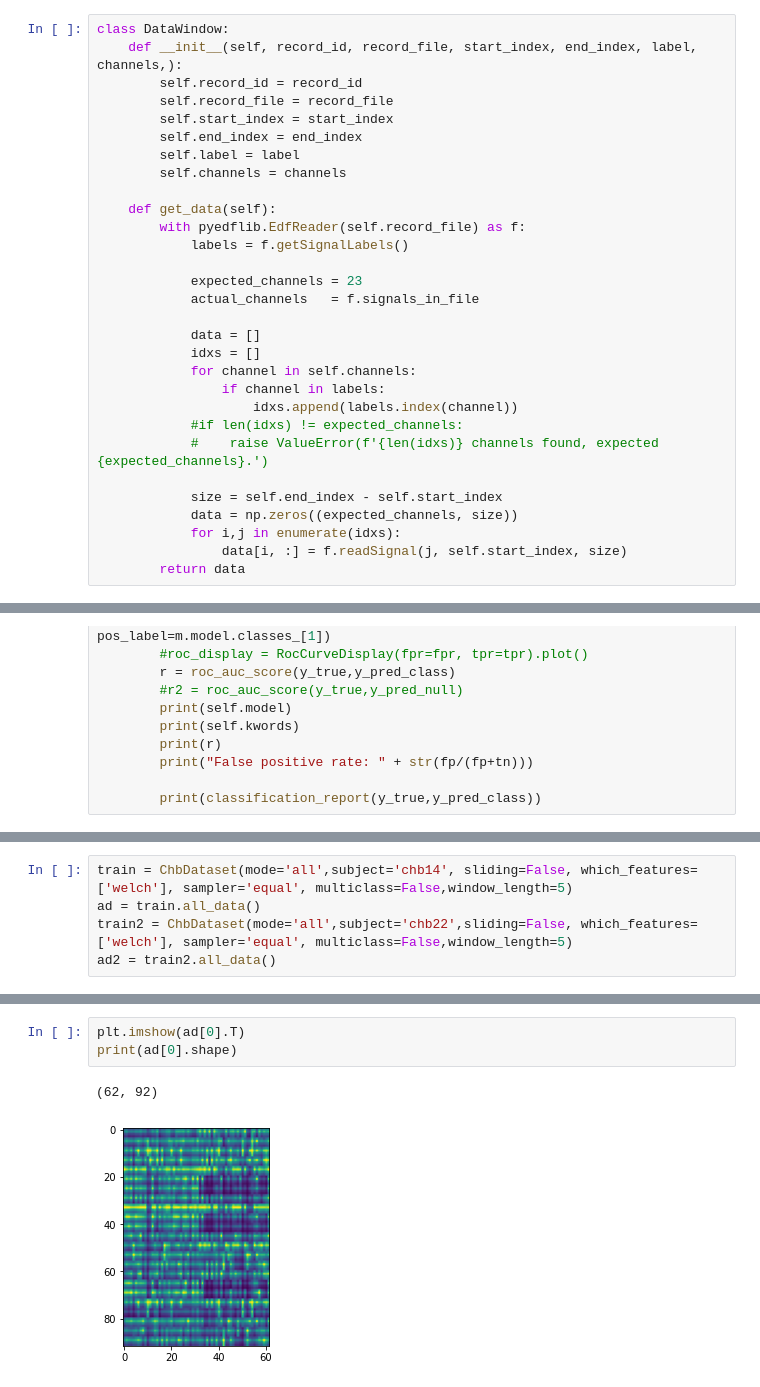
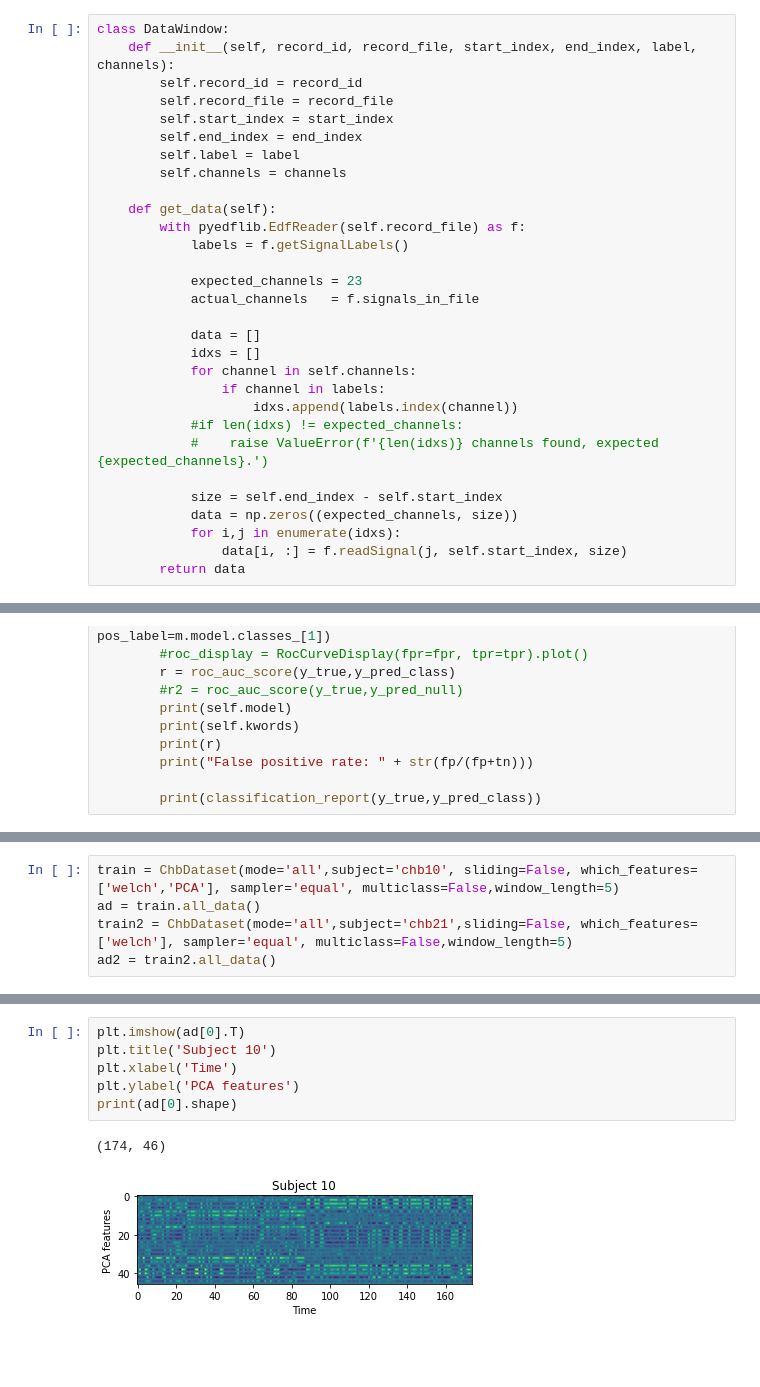
Before and after one commit to FilipMiscevic/SeizureDetection, a Jupyter notebook: chb_import.ipynb, the cells around one changed output, grey strips where cells are left out. Drawn from its saved outputs; the diff is of its cells as text; blank space fills up the shorter version.

```diff
--- a/chb_import.ipynb
+++ b/chb_import.ipynb
@@ -22,7 +24,7 @@ from sklearn.cluster import KMeans,SpectralClustering
 from hdbscan import flat
 # %%
 class DataWindow:
-    def __init__(self, record_id, record_file, start_index, end_index, label, channels,):
+    def __init__(self, record_id, record_file, start_index, end_index, label, channels):
         self.record_id = record_id
         self.record_file = record_file
         self.start_index = start_index
@@ -406,6 +450,6 @@ weighted avg       0.87      0.86      0.86      1166
 # %%
-train = ChbDataset(mode='all',subject='chb14', sliding=False, which_features=['welch'], sampler='equal', multiclass=False,window_length=5)
+train = ChbDataset(mode='all',subject='chb10', sliding=False, which_features=['welch','PCA'], sampler='equal', multiclass=False,window_length=5)
 ad = train.all_data()
-train2 = ChbDataset(mode='all',subject='chb22',sliding=False, which_features=['welch'], sampler='equal', multiclass=False,window_length=5)
+train2 = ChbDataset(mode='all',subject='chb21',sliding=False, which_features=['welch'], sampler='equal', multiclass=False,window_length=5)
 ad2 = train2.all_data()
 # %% [output]
@@ -422,8 +458,11 @@ found 31 edf files
 # %%
 plt.imshow(ad[0].T)
+plt.title('Subject 10')
+plt.xlabel('Time')
+plt.ylabel('PCA features')
 print(ad[0].shape)
 # %% [output]
-(62, 92)
+(174, 46)
-[figure, old version]
+[figure, new version]
 # %%
 plt.imshow(ad2[0].T)
```
Also changed, not shown: parts of 6 cells of this notebook, 2 other files.
